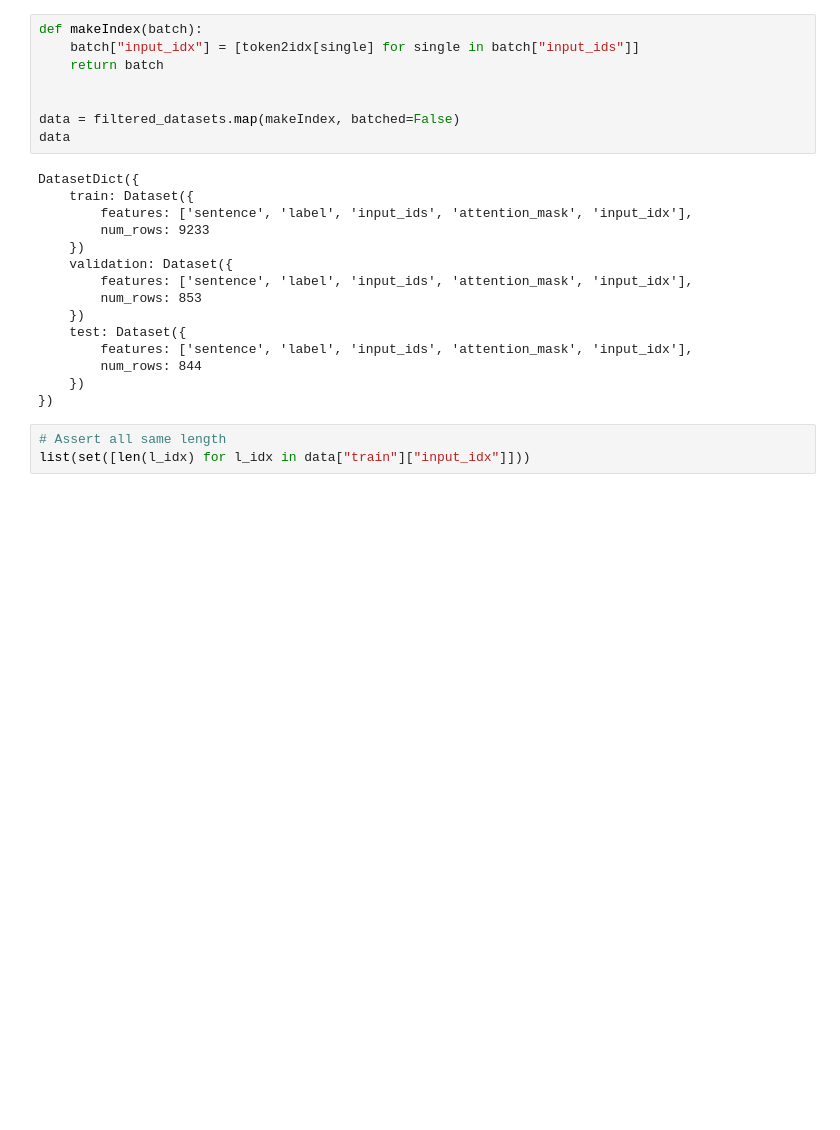
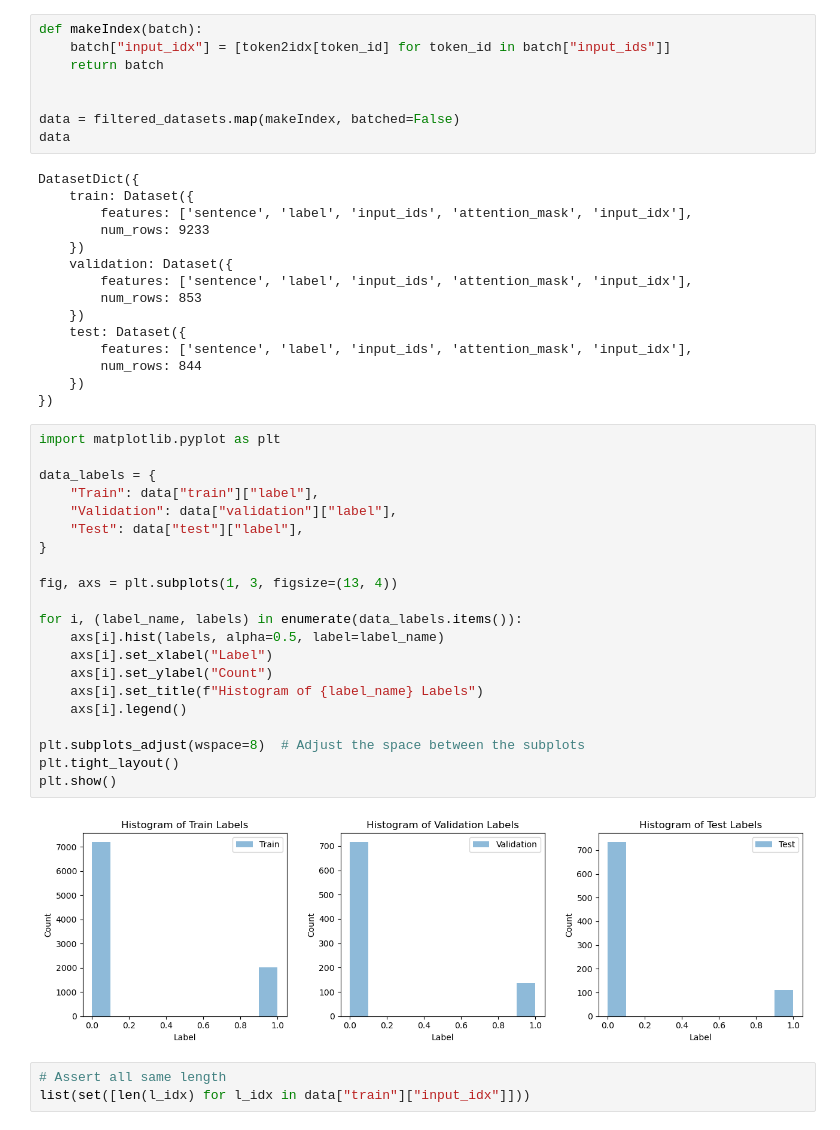
Before and after one commit to brunoconterato/udemy-lazyp-transformers-nlp, a Jupyter notebook: Transformers and Attention (Advanced)/Transformers and Attention Bruno Try.ipynb, the cells around one changed output. Saved outputs shown, nothing was run; the diff lists cells and outputs as text; blank space fills up the shorter version.

```diff
--- a/Transformers and Attention (Advanced)/Transformers and Attention Bruno Try.ipynb
+++ b/Transformers and Attention (Advanced)/Transformers and Attention Bruno Try.ipynb
@@ -607,7 +615,7 @@ DatasetDict({
 Vamos construir nosso dicionário de tokens
 # %%
 def makeIndex(batch):
-    batch["input_idx"] = [token2idx[single] for single in batch["input_ids"]]
+    batch["input_idx"] = [token2idx[token_id] for token_id in batch["input_ids"]]
     return batch
 
 
@@ -628,6 +636,29 @@ DatasetDict({
         num_rows: 844
     })
 })
+# %%
+import matplotlib.pyplot as plt
+
+data_labels = {
+    "Train": data["train"]["label"],
+    "Validation": data["validation"]["label"],
+    "Test": data["test"]["label"],
+}
+
+fig, axs = plt.subplots(1, 3, figsize=(13, 4))
+
+for i, (label_name, labels) in enumerate(data_labels.items()):
+    axs[i].hist(labels, alpha=0.5, label=label_name)
+    axs[i].set_xlabel("Label")
+    axs[i].set_ylabel("Count")
+    axs[i].set_title(f"Histogram of {label_name} Labels")
+    axs[i].legend()
+
+plt.subplots_adjust(wspace=8)  # Adjust the space between the subplots
+plt.tight_layout()
+plt.show()
+# %% [output]
+[figure, added]
 # %%
 # Assert all same length
 list(set([len(l_idx) for l_idx in data["train"]["input_idx"]]))
```
Also changed, not shown: parts of 7 cells of this notebook.
